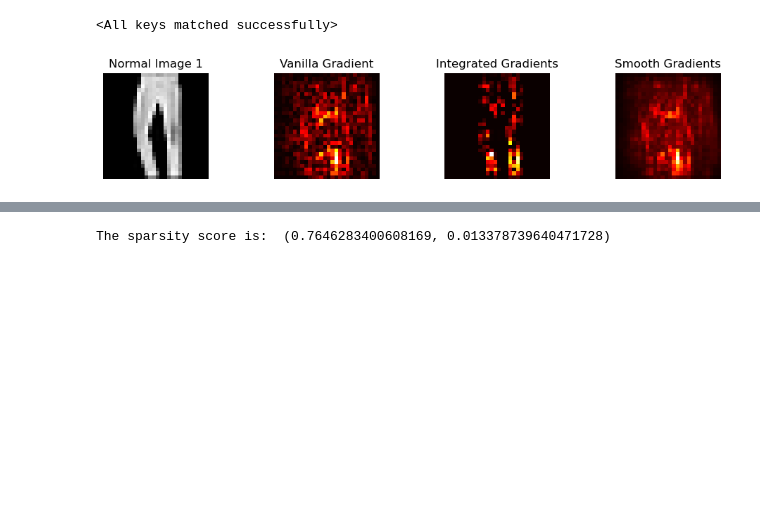
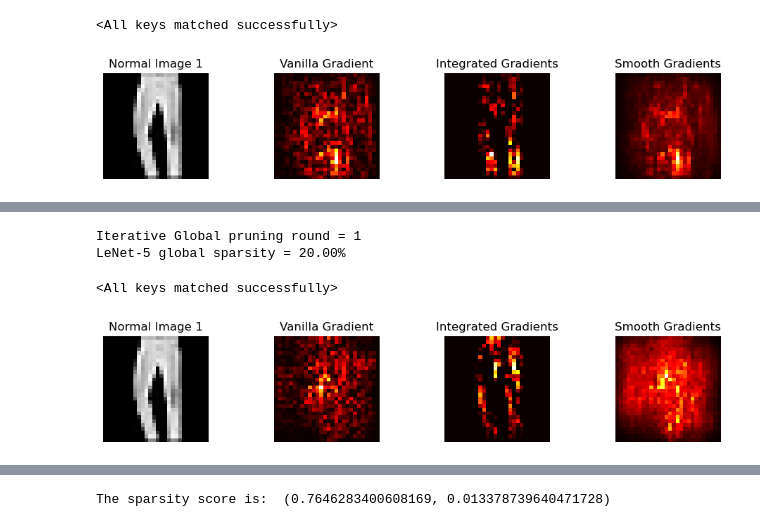
Before and after one commit to sanishsuwal7/ExplainableAI, a Jupyter notebook: lenet_saliency.ipynb, the cells around one changed output, grey strips where cells are left out. Saved outputs shown, nothing was run; the diff lists cells and outputs as text; code cells hidden in the pictures; blank space fills up the shorter version.

```diff
--- a/lenet_saliency.ipynb
+++ b/lenet_saliency.ipynb
@@ -160,0 +236,78 @@ plt.show()
+# %%
+from pathlib import Path
+
+prune_rates_global = [0.2, 0.3, 0.4, 0.5, 0.6]
+
+MODEL_PATH = Path("models")
+MODEL_PATH.mkdir(parents=True, exist_ok=True)
+
+MODEL_NAME = "lenet_fmnist_global.pth"
+MODEL_SAVE_PATH = MODEL_PATH / MODEL_NAME
+model_global = LeNet().to(device)
+
+parameters_to_prune = (
+    (model_global.conv_1, 'weight'),
+    (model_global.conv_2, 'weight'),
+    (model_global.fc_1, 'weight'),
+    (model_global.fc_2, 'weight'),
+    (model_global.fc_3, 'weight')
+)
+
+for iter_prune_round in range(1):
+    print(f"\n\nIterative Global pruning round = {iter_prune_round + 1}")
+
+    # Prune layer-wise in a structured manner-
+    prune.global_unstructured(
+        parameters_to_prune,
+        pruning_method = prune.L1Unstructured,
+        amount = prune_rates_global[iter_prune_round]
+
+    )
+
+    # Print current global sparsity level-
+    print(f"LeNet-5 global sparsity = {compute_sparsity(model_global):.2f}%")
+
+
+model_global.load_state_dict(torch.load(MODEL_SAVE_PATH))
+# %% [output]
+Iterative Global pruning round = 1
+LeNet-5 global sparsity = 20.00%
+<All keys matched successfully>
+# %%
+x_batch, y_batch = next(iter(test_dataloader))
+x_batch, y_batch = x_batch.to(device), y_batch.to(device)
+# %%
+a_batch_integrad_global = quantus.normalise_func.normalise_by_negative(IntegratedGradients(model_global).attribute(inputs=x_batch, target=y_batch, baselines=torch.zeros_like(x_batch)).sum(axis=1).cpu().numpy())
+a_batch_integrad_global[a_batch_integrad_global<0] = 0
+a_batch_saliency_global = quantus.normalise_func.normalise_by_negative(Saliency(model_global).attribute(inputs=x_batch, target=y_batch, abs=True).sum(axis=1).cpu().numpy())
+saliency = Saliency(model_global)
+a_batch_smoothgrad_global = quantus.normalise_func.normalise_by_negative(NoiseTunnel(saliency).attribute(inputs = x_batch, target = y_batch, nt_type ='smoothgrad', nt_samples = 50, stdevs=0.15).sum(axis=1).cpu().numpy())
+
+x_batch, y_batch = x_batch.cpu().numpy(), y_batch.cpu().numpy()
+# %%
+
+nr_images = 2
+fig, axes = plt.subplots(nrows=1, ncols=4, figsize=(nr_images*5., int(nr_images)))
+
+#plot normal
+axes[0].imshow(np.reshape(x_batch[index], (28,28)), cmap="grey")
+axes[0].title.set_text(f"Normal Image {y_batch[index].item()}")
+axes[0].axis("off")
+axes[1].imshow(a_batch_saliency_global[index], cmap="hot")
+axes[1].title.set_text(f"Vanilla Gradient")
+axes[1].axis("off")
+axes[2].imshow(a_batch_integrad_global[index], cmap="hot")
+axes[2].title.set_text(f"Integrated Gradients")
+axes[2].axis("off")
+axes[3].imshow(a_batch_smoothgrad_global[index], cmap="hot")
+axes[3].title.set_text(f"Smooth Gradients")
+axes[3].axis("off")
+# axes[4].imshow(a_batch_noisegrad[index], cmap="seismic")
+# axes[4].title.set_text(f"Noise Gradients")
+# axes[4].axis("off")
+plt.tight_layout()
+
+
+plt.show()
+# %% [output]
+[figure, added]
```
Also changed, not shown: parts of 92 cells of this notebook, 1 other file.
